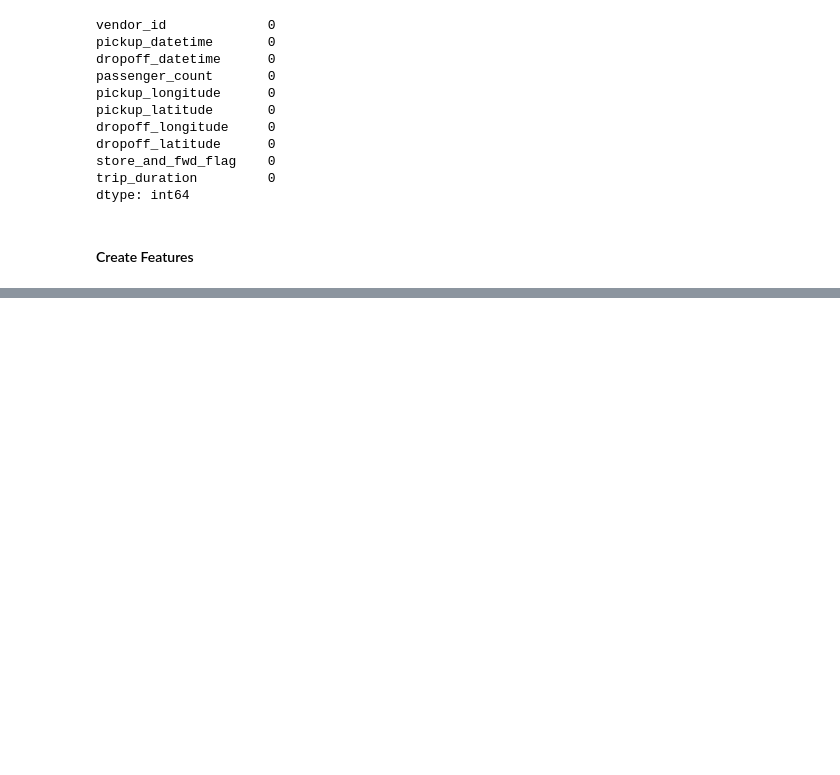
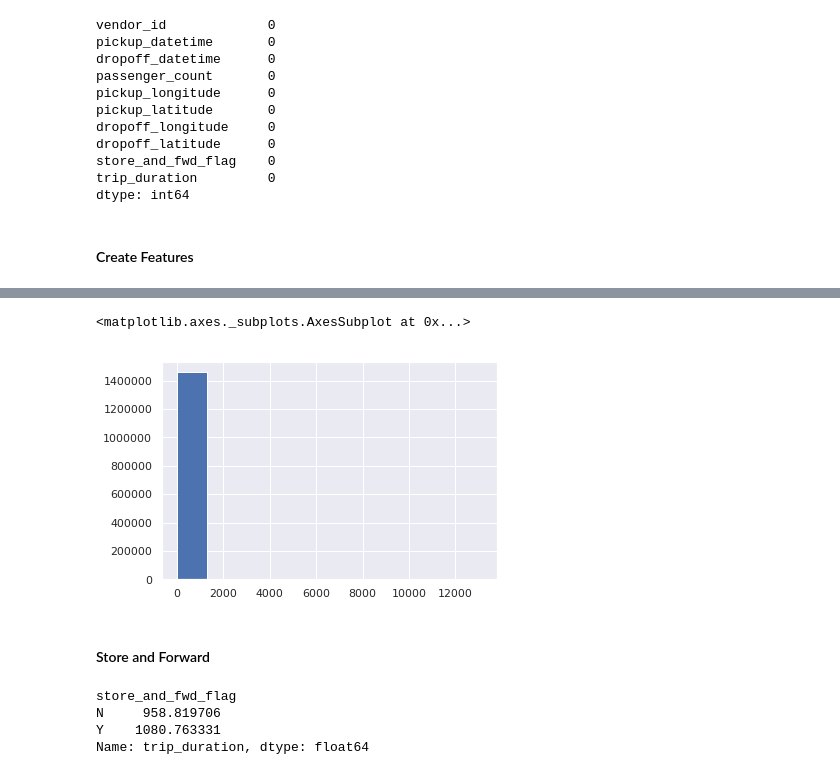
Before and after one commit to falkets/udacity_capstone_project, a Jupyter notebook: report.ipynb, the cells around one changed output, grey strips where cells are left out. Cells and saved outputs as stored; diff of their text form; code cells hidden in the pictures; blank space fills up the shorter version.

```diff
--- a/report.ipynb
+++ b/report.ipynb
@@ -125,0 +133,18 @@ plt.show()
+# %%
+# df_train['avg_speed'].plot()
+# df_train[(df_train['avg_speed']>1) & (df_train['avg_speed']<120 )]['avg_speed'].hist()
+df_train['avg_speed'].hist()
+# %% [output]
+<matplotlib.axes._subplots.AxesSubplot at 0x...>
+[figure, added]
+# %% [markdown]
+#### Store and Forward
+# %%
+avg_trip_duration_per_store_flag = df_train.groupby(['store_and_fwd_flag'])['trip_duration'].mean()
+# avg_trip_duration_per_weekday.unstack(level=0).plot(subplots=False)
+avg_trip_duration_per_store_flag
+# %% [output]
+store_and_fwd_flag
+N     958.819706
+Y    1080.763331
+Name: trip_duration, dtype: float64
```
Also changed, not shown: parts of 12 cells of this notebook.
